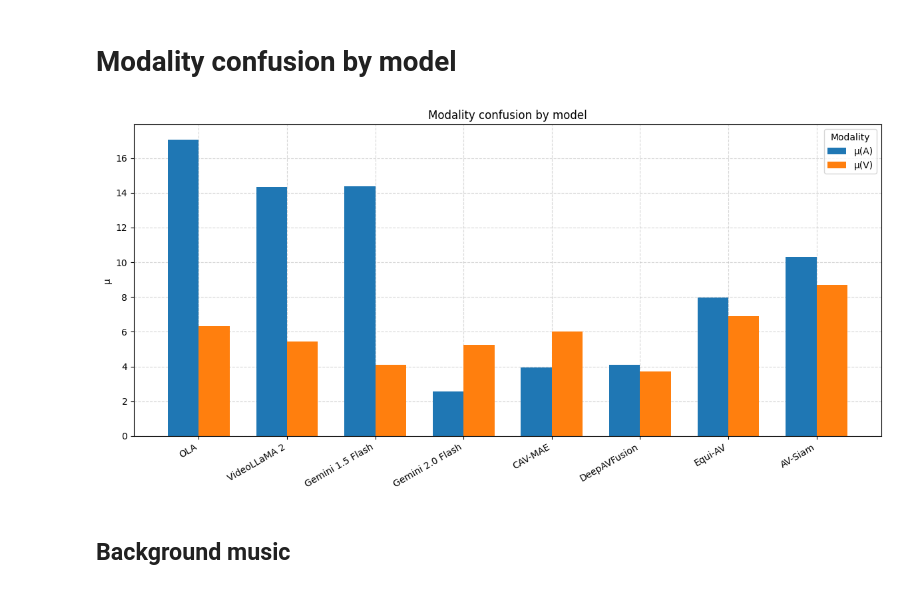
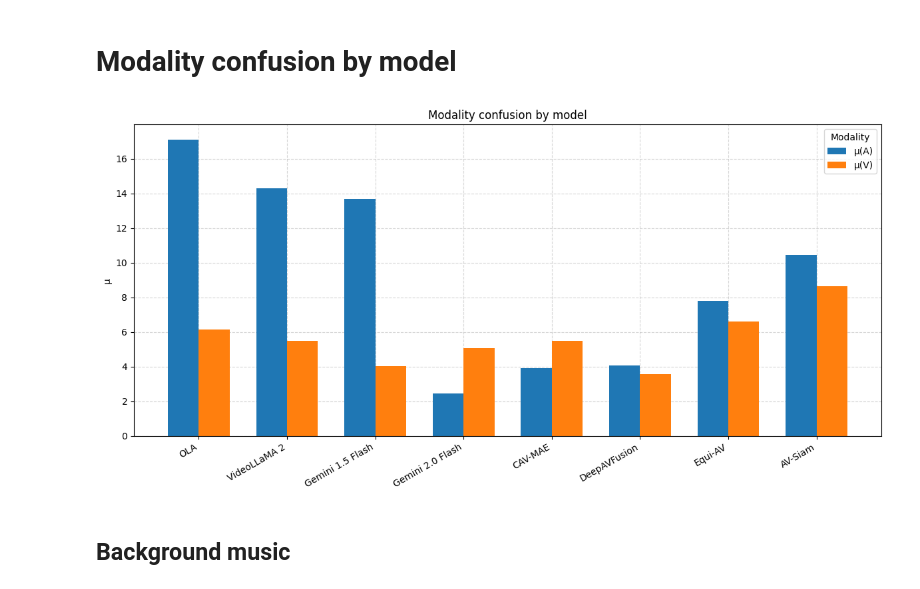
Before and after one commit to Bizilizi/VGGSounder, a Jupyter notebook: experiments/visualisations/oral_presentation.ipynb, the cells around one changed output. Drawn from its saved outputs; the diff is of its cells as text; code cells hidden in the pictures.

```diff
--- a/experiments/visualisations/oral_presentation.ipynb
+++ b/experiments/visualisations/oral_presentation.ipynb
@@ -26,34 +26,40 @@ mu_table = benchmark(
 # %%
 import matplotlib.pyplot as plt
 import pandas as pd
 
-flattened_df = pd.DataFrame(mu_table.values, index=mu_table.index, columns=["a", "v"])
+flattened_df = pd.DataFrame(
+    {
+        "a": mu_table[("mu", "a")].values,
+        "v": mu_table[("mu", "v")].values,
+    },
+    index=mu_table.index,
+)
 
 x = range(len(flattened_df.index))
 width = 0.35  # width of the bars
 
 fig, ax = plt.subplots(figsize=(12, 6))
 
 # Draw grid first, then bars so grid is behind
 ax.grid(True, which='both', linestyle='--', alpha=0.5, zorder=0)
 
 ax.bar([i - width/2 for i in x], flattened_df["a"], width, label="μ(A)", zorder=2)
 ax.bar([i + width/2 for i in x], flattened_df["v"], width, label="μ(V)", zorder=2)
 
 ax.set_xticks(x)
 ax.set_xticklabels(flattened_df.index, rotation=30, ha='right')
 ax.set_title('Modality confusion by model')
 # ax.set_xlabel('Model')
 ax.set_ylabel('μ')
 ax.legend(title='Modality')
 
 plt.tight_layout()
 plt.savefig("modality_confusion_by_model.png", dpi=300, bbox_inches='tight')
 
 
 plt.show()
 # %% [output]
-[figure, old version]
+[figure, new version]
 # %% [markdown]
 ## Background music
 # %%
```
Also changed, not shown: parts of 8 cells of this notebook, 48 other files.
